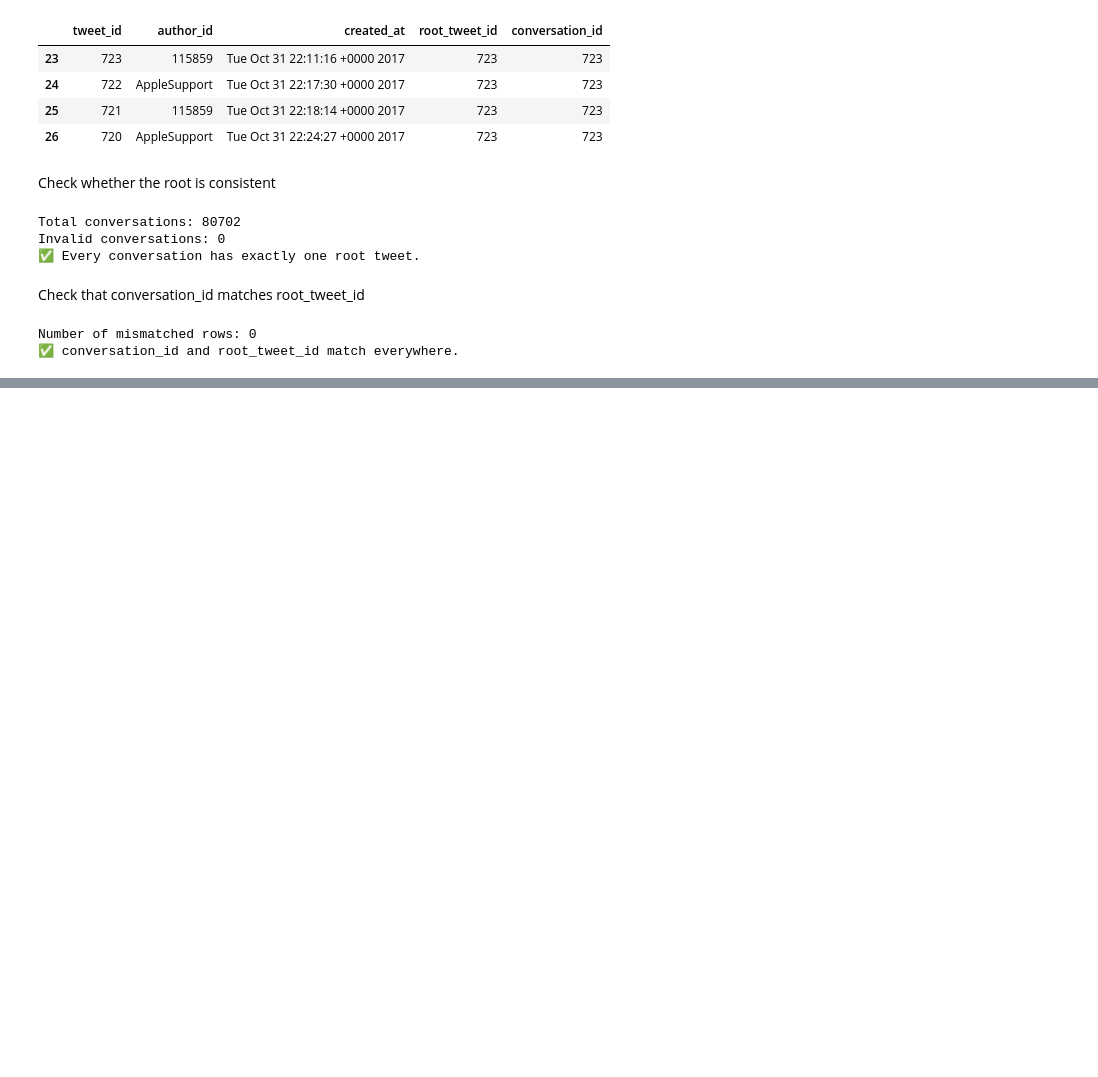
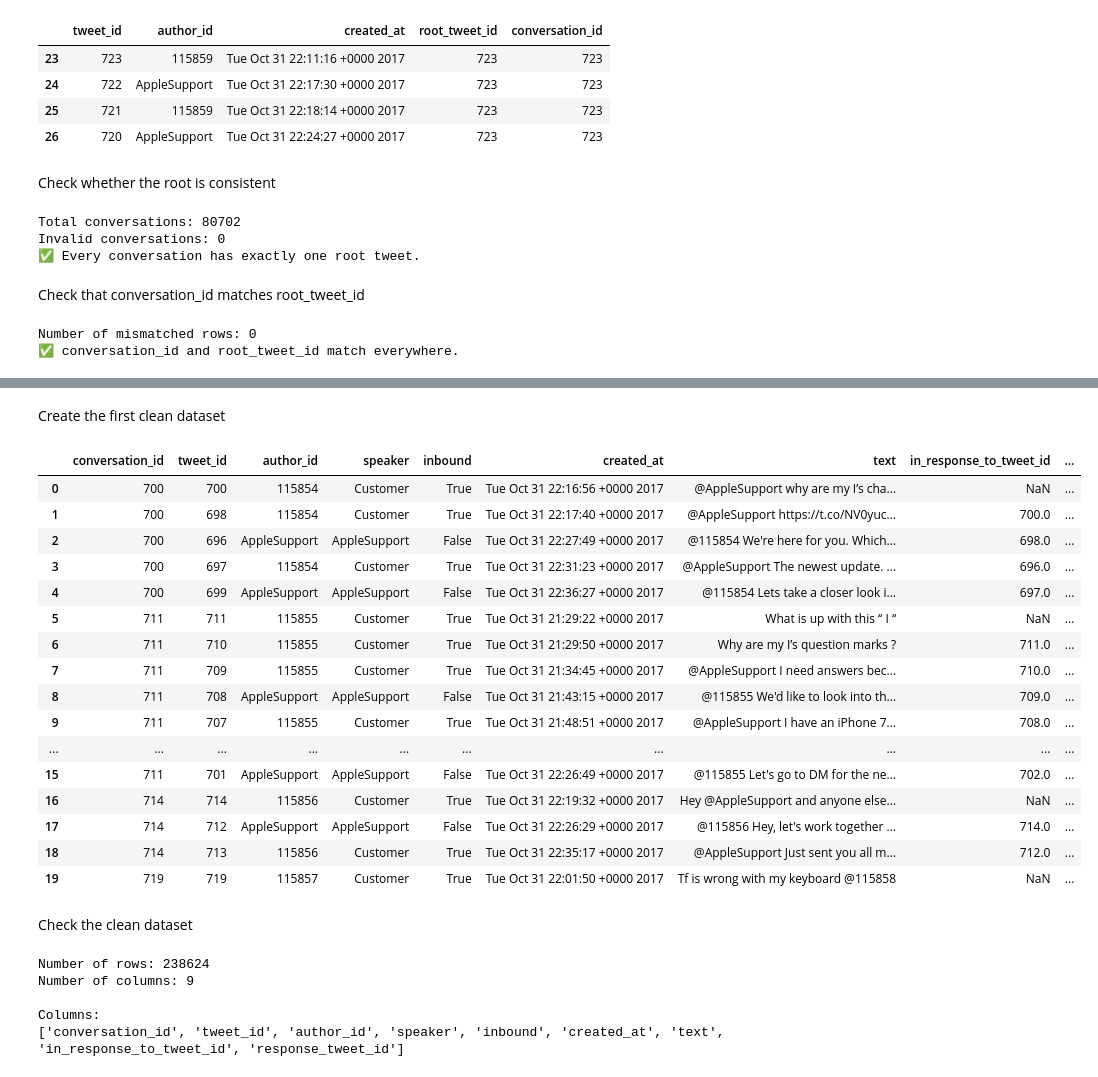
Before and after one commit to NARWADENIK07/hiver_project, a Jupyter notebook: notebooks/01_data_understanding.ipynb, the cells around one changed output, grey strips where cells are left out. Cells and saved outputs as stored; diff of their text form; code cells hidden in the pictures; blank space fills up the shorter version.

Commit message:
Complete AppleSupport data understanding and cleaning

```diff
--- a/notebooks/01_data_understanding.ipynb
+++ b/notebooks/01_data_understanding.ipynb
@@ -810,0 +828,9 @@ Number of mismatched rows: 0
+# %%
+# Keep customer tweets and tweets written by AppleSupport.
+# inbound=True represents a customer message.
+# author_id="AppleSupport" represents an AppleSupport message.
+
+apple_conversations = apple_conversations[
+    (apple_conversations["inbound"] == True) |
+    (apple_conversations["author_id"] == "AppleSupport")
+].copy()
@@ -810,0 +864,8 @@ Number of mismatched rows: 0
+# %%
+# Create a human-readable speaker column.
+# This converts the technical author information into
+# Customer or AppleSupport.
+
+apple_conversations["speaker"] = apple_conversations["author_id"].apply(
+    lambda x: "AppleSupport" if x == "AppleSupport" else "Customer"
+)
@@ -810,0 +896,7 @@ Number of mismatched rows: 0
+# %%
+# Sort first by conversation and then by time.
+# This gives us the actual chronological conversation flow.
+
+apple_conversations = apple_conversations.sort_values(
+    ["conversation_id", "created_at"]
+).reset_index(drop=True)
@@ -810,0 +975,56 @@ Number of mismatched rows: 0
+# %% [markdown]
+Create the first clean dataset
+# %%
+# Keep only the columns we need for the conversation-analysis dataset.
+apple_conversations_clean = apple_conversations[
+    [
+        "conversation_id",
+        "tweet_id",
+        "author_id",
+        "speaker",
+        "inbound",
+        "created_at",
+        "text",
+        "in_response_to_tweet_id",
+        "response_tweet_id"
+    ]
+].copy()
+# %%
+# Check the final structure.
+apple_conversations_clean.head(20)
+# %% [output]
+|  | conversation_id | tweet_id | author_id | speaker | inbound | created_at | text | in_response_to_tweet_id | ... |
+| 0 | 700 | 700 | 115854 | Customer | True | Tue Oct 31 22:16:56 +0000 2017 | @AppleSupport why are my I️’s cha... | NaN | ... |
+| 1 | 700 | 698 | 115854 | Customer | True | Tue Oct 31 22:17:40 +0000 2017 | @AppleSupport https://t.co/NV0yuc... | 700.0 | ... |
+| 2 | 700 | 696 | AppleSupport | AppleSupport | False | Tue Oct 31 22:27:49 +0000 2017 | @115854 We're here for you. Which... | 698.0 | ... |
+| 3 | 700 | 697 | 115854 | Customer | True | Tue Oct 31 22:31:23 +0000 2017 | @AppleSupport The newest update. ... | 696.0 | ... |
+| 4 | 700 | 699 | AppleSupport | AppleSupport | False | Tue Oct 31 22:36:27 +0000 2017 | @115854 Lets take a closer look i... | 697.0 | ... |
+| 5 | 711 | 711 | 115855 | Customer | True | Tue Oct 31 21:29:22 +0000 2017 | What is up with this “ I️ “ | NaN | ... |
+| 6 | 711 | 710 | 115855 | Customer | True | Tue Oct 31 21:29:50 +0000 2017 | Why are my I’s question marks ? | 711.0 | ... |
+| 7 | 711 | 709 | 115855 | Customer | True | Tue Oct 31 21:34:45 +0000 2017 | @AppleSupport I️ need answers bec... | 710.0 | ... |
+| 8 | 711 | 708 | AppleSupport | AppleSupport | False | Tue Oct 31 21:43:15 +0000 2017 | @115855 We'd like to look into th... | 709.0 | ... |
+| 9 | 711 | 707 | 115855 | Customer | True | Tue Oct 31 21:48:51 +0000 2017 | @AppleSupport I️ have an iPhone 7... | 708.0 | ... |
+| ... | ... | ... | ... | ... | ... | ... | ... | ... | ... |
+| 15 | 711 | 701 | AppleSupport | AppleSupport | False | Tue Oct 31 22:26:49 +0000 2017 | @115855 Let's go to DM for the ne... | 702.0 | ... |
+| 16 | 714 | 714 | 115856 | Customer | True | Tue Oct 31 22:19:32 +0000 2017 | Hey @AppleSupport and anyone else... | NaN | ... |
+| 17 | 714 | 712 | AppleSupport | AppleSupport | False | Tue Oct 31 22:26:29 +0000 2017 | @115856 Hey, let's work together ... | 714.0 | ... |
+| 18 | 714 | 713 | 115856 | Customer | True | Tue Oct 31 22:35:17 +0000 2017 | @AppleSupport Just sent you all m... | 712.0 | ... |
+| 19 | 719 | 719 | 115857 | Customer | True | Tue Oct 31 22:01:50 +0000 2017 | Tf is wrong with my keyboard @115858 | NaN | ... |
+# %% [markdown]
+Check the clean dataset
+# %%
+# Check the shape of the final clean dataset.
+# This tells us how many rows and columns we have.
+
+print("Number of rows:", len(apple_conversations_clean))
+print("Number of columns:", len(apple_conversations_clean.columns))
+
+# Display all column names.
+print("\nColumns:")
+print(apple_conversations_clean.columns.tolist())
+# %% [output]
+Number of rows: 238624
+Number of columns: 9
+
+Columns:
+['conversation_id', 'tweet_id', 'author_id', 'speaker', 'inbound', 'created_at', 'text', 'in_response_to_tweet_id', 'response_tweet_id']
```
Also changed, not shown: parts of 21 cells of this notebook, 2 other files.
